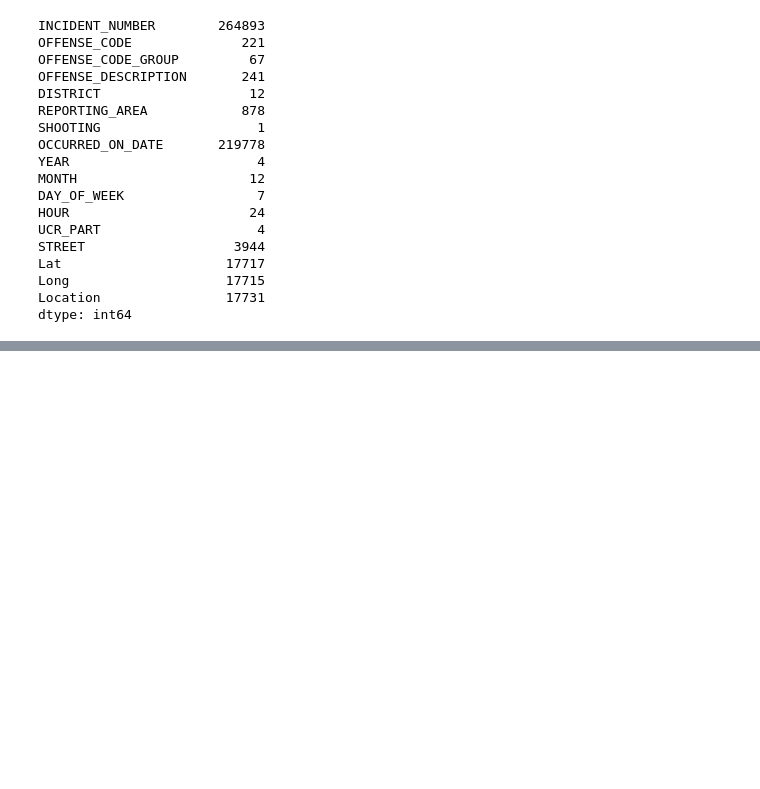
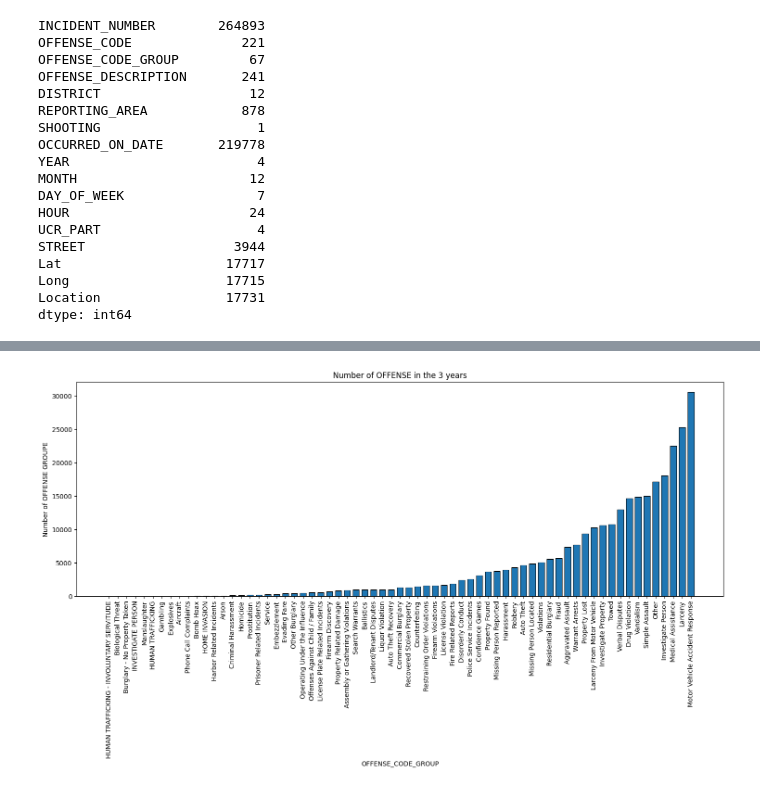
Before and after one commit to anass1209/Data_analytics_Project, a Jupyter notebook: data exploration.ipynb, the cells around one changed output, grey strips where cells are left out. Saved outputs shown, nothing was run; the diff lists cells and outputs as text; code cells hidden in the pictures; blank space fills up the shorter version.

```diff
--- a/data exploration.ipynb
+++ b/data exploration.ipynb
@@ -240,0 +291,15 @@ dtype: int64
+# %%
+OFFENSE_CODE_GROUP_variable = data.groupby('OFFENSE_CODE_GROUP')['OFFENSE_CODE_GROUP'].count().sort_values()
+
+plt.figure(figsize=(18,6))
+
+x = np.arange(len(OFFENSE_CODE_GROUP_variable))
+
+plt.bar(x, OFFENSE_CODE_GROUP_variable.values, edgecolor =  "black", lw=0.8, width=0.7)
+plt.xticks(x, OFFENSE_CODE_GROUP_variable.index, rotation =90)
+plt.title("Number of OFFENSE in the 3 years")
+plt.xlabel("OFFENSE_CODE_GROUP")
+plt.ylabel("Number of OFFENSE GROUPE")
+plt.show()
+# %% [output]
+[figure, added]
```
Also changed, not shown: parts of 15 cells of this notebook, 1 other file.
